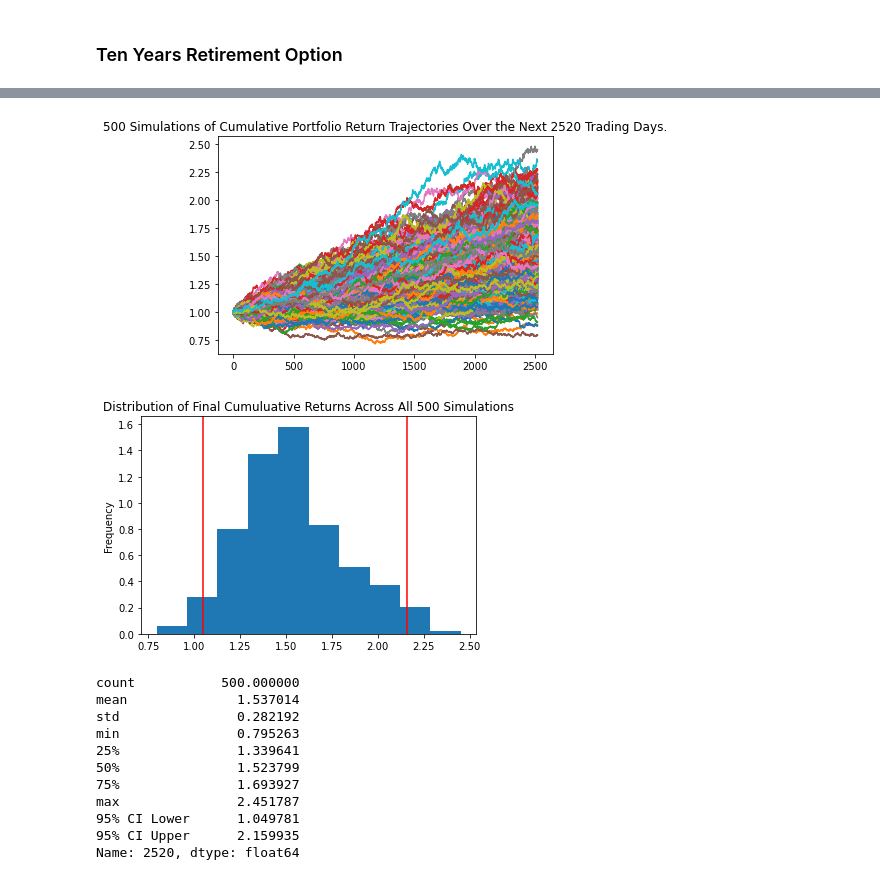
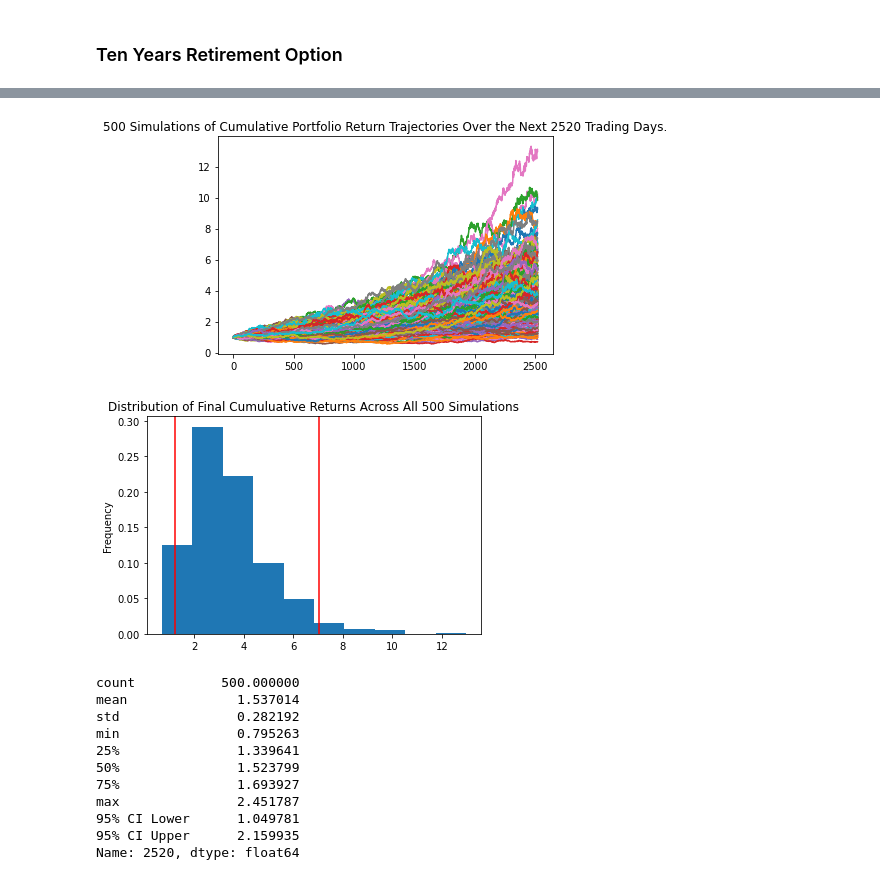
Before and after one commit to MatthewPuttroff/HWUnitFive, a Jupyter notebook: Instructions/Starter_Code/financial-planner.ipynb, the cells around one changed output, grey strips where cells are left out. Saved outputs shown, nothing was run; the diff lists cells and outputs as text; code cells hidden in the pictures.

Commit message:
seventythirtyinprogress

```diff
--- a/Instructions/Starter_Code/financial-planner.ipynb
+++ b/Instructions/Starter_Code/financial-planner.ipynb
@@ -476,4 +476,12 @@ print(f"There is a 95% chance that an initial investment of ${eighty_twenty_init
 There is a 95% chance that an initial investment of $60000 in the portfolio over the next 5 years will end within in the range of $54931.65 and $225119.56
 # %% [markdown]
 ### Ten Years Retirement Option
+# %%
+# Configuring a Monte Carlo simulation to forecast 10 years cumulative returns
+MC_seventy_thirty = MCSimulation(
+    portfolio_data = df_stock_data,
+    weights = [.3, .7],
+    num_simulation = 500,
+    num_trading_days = 252*10
+)
 # %%
@@ -516,13 +521,13 @@ Running Monte Carlo simulation number 490.
 # %%
 # Plot simulation outcomes
-# YOUR CODE HERE!
+MC_seventy_thirty_line_plot = MC_seventy_thirty.plot_simulation()
 # %% [output]
-[figure, old version]
+[figure, new version]
 # %%
 # Plot probability distribution and confidence intervals
-# YOUR CODE HERE!
+MC_seventy_dist_plot = MC_seventy_thirty.plot_distribution()
 # %% [output]
-[figure, old version]
+[figure, new version]
 # %%
 # Fetch summary statistics from the Monte Carlo simulation results
 # YOUR CODE HERE!
```
Also changed, not shown: parts of 2 cells of this notebook.
